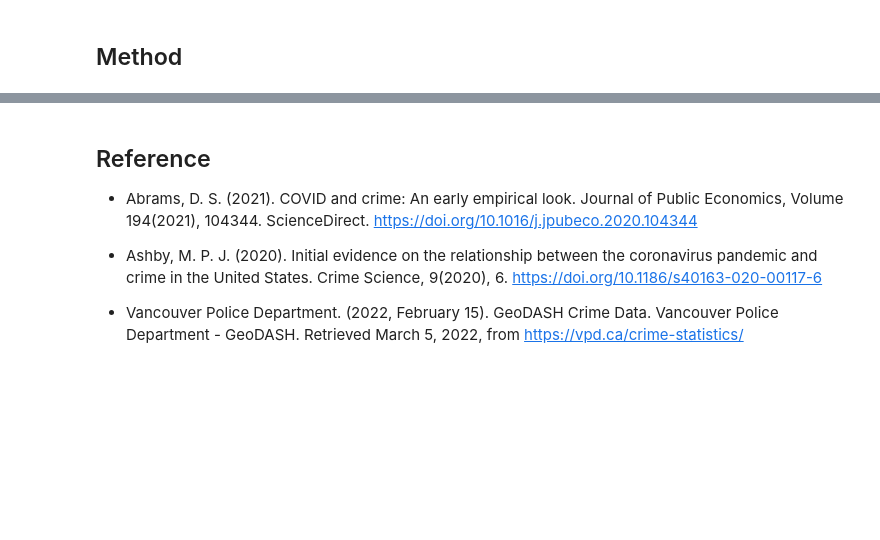
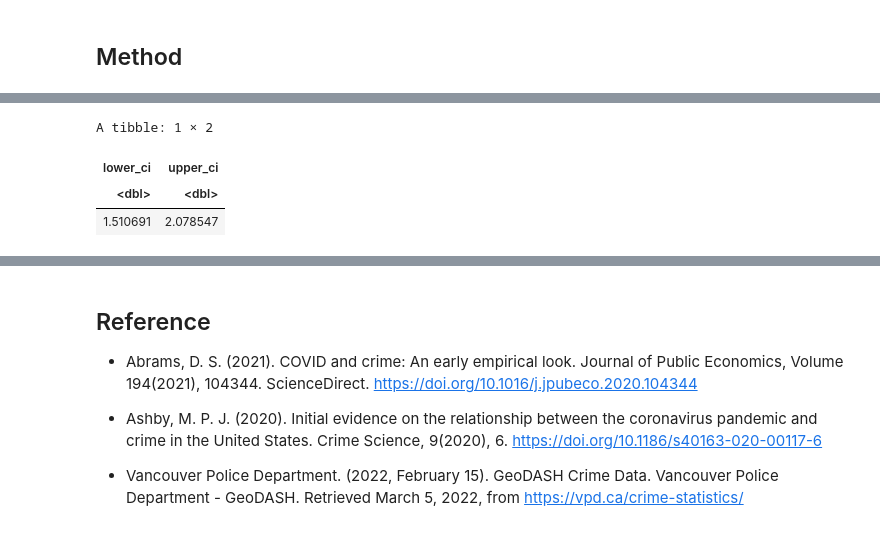
Before and after one commit to MarsZan/STAT201_Project_Group_30, a Jupyter notebook: Project_Proposal.ipynb, the cells around one changed output, grey strips where cells are left out. Saved outputs shown, nothing was run; the diff lists cells and outputs as text; code cells hidden in the pictures; blank space fills up the shorter version.

Commit message:
Confidence interval part done.

```diff
--- a/Project_Proposal.ipynb
+++ b/Project_Proposal.ipynb
@@ -301,0 +306,38 @@ bootstrap_500
+# %%
+# 95% Confidence Interval
+
+set.seed(32)
+pre_covid <- crime_yearly_avg %>%
+filter(YEAR == 2017:2019)
+during_covid <- crime_yearly_avg %>%
+filter(YEAR == 2020:2022)
+
+#Boostrapping distribution
+sample_1 <- rep_sample_n(pre_covid, size = 20)
+bootstrap_pre_covid_dist <- sample_1 %>%
+rep_sample_n(size = 500, reps = 1000, replace = TRUE) %>%
+group_by(replicate) %>%
+summarize(stat = mean(yearly_avg))
+
+pre_covid_boot_ci <- bootstrap_pre_covid_dist %>%
+get_confidence_interval(level = 0.95, type = "percentile")
+
+sample_2 <- rep_sample_n(during_covid, size = 20)
+bootstrap_during_covid_dist <- sample_2 %>%
+rep_sample_n(size = 500, reps = 1000, replace = TRUE) %>%
+group_by(replicate) %>%
+summarize(stat = mean(yearly_avg))
+
+during_covid_boot_ci <- bootstrap_during_covid_dist %>%
+get_confidence_interval(level = 0.95, type = "percentile")
+
+bootstrap_mean_diff_ci <- tibble(
+    lower_ci = pre_covid_boot_ci$lower_ci - during_covid_boot_ci$lower_ci,
+    upper_ci = pre_covid_boot_ci$upper_ci - during_covid_boot_ci$upper_ci)
+
+bootstrap_mean_diff_ci
+# %% [output]
+A tibble: 1 × 2
+| lower_ci | upper_ci |
+| <dbl> | <dbl> |
+| 1.510691 | 2.078547 |
```
Also changed, not shown: parts of 9 cells of this notebook.
